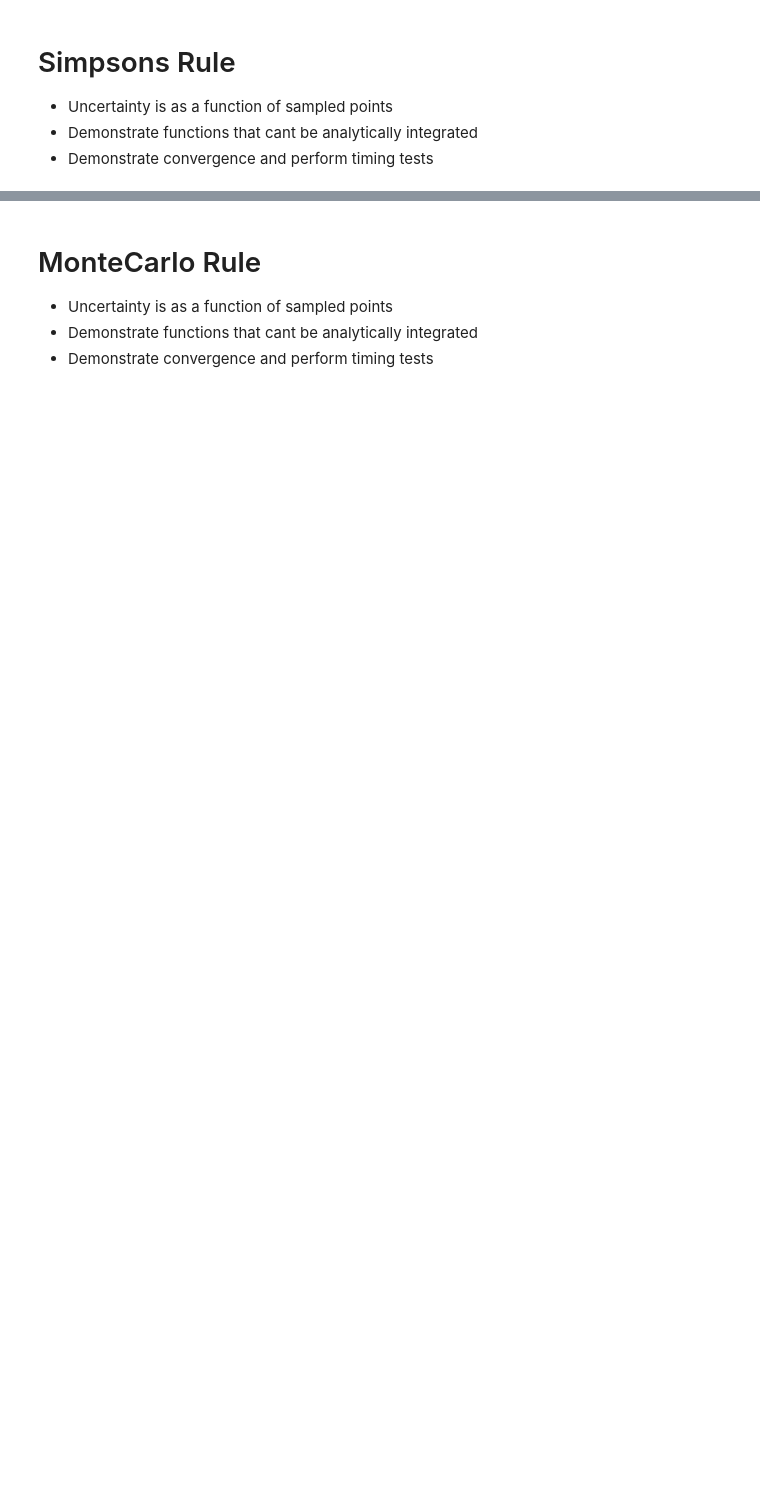
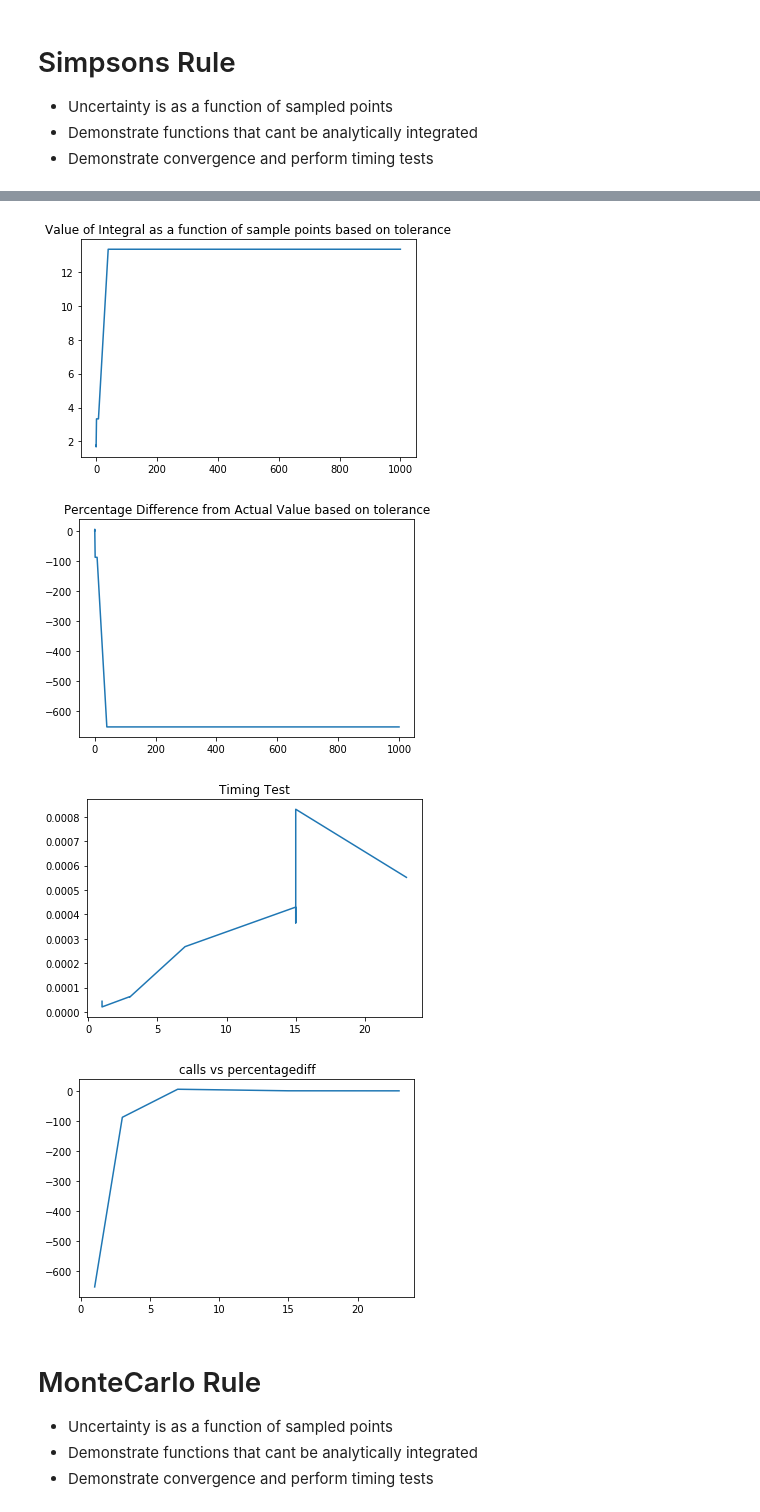
Before and after one commit to xlr91/Integration-Methods-PP, a Jupyter notebook: Stuff for Lab Report.ipynb, the cells around one changed output, grey strips where cells are left out. Cells and saved outputs as stored; diff of their text form; code cells hidden in the pictures; blank space fills up the shorter version.

```diff
--- a/Stuff for Lab Report.ipynb
+++ b/Stuff for Lab Report.ipynb
@@ -83,22 +193,24 @@ def retanalysisadapt(C, a, b, Taumin10to, intmethod):
     import time
     start_time = time.time()
 
+    C.j = 0
     nPoints = [1000]
     intvalue = [C.AdaptInt(a, b, nPoints[0], intmethod)]
+    J = [C.j]
     time_taken = [time.time()-start_time]
 
     for i in range(int(3-Taumin10to)):
-        npoint = 1000/(10**i)
-
+        npoint = 1000/(5**i)
+        C.j = 0
         start_time = time.time()
         tintvalue = C.AdaptInt(a, b, npoint, intmethod)
         timepast = time.time() - start_time
-
+        J.append(C.j)
         nPoints.append(npoint)
         intvalue.append(tintvalue)
         time_taken.append(timepast)
 
-    return [nPoints, intvalue, time_taken]
+    return [nPoints, intvalue, time_taken, J]
 # %%
 def plotmeadapt(C, a, b, intmethod, Taumin10to = 500, realvalue = None):
     '''
@@ -138,7 +250,10 @@ def plotmeadapt(C, a, b, intmethod, Taumin10to = 500, realvalue = None):
 
     plt.figure(2)
     plt.title('Timing Test')
-    plt.plot(RetAn[0], RetAn[2])
+    plt.plot(RetAn[3], RetAn[2])
     plt.show()
     #return nPoints
+    plt.figure(3)
+    plt.title('calls vs percentagediff')
+    plt.plot(RetAn[3], RVlst)
 # %%
@@ -148,3 +279,10 @@ plotmeadapt(F3, 0, 10, 0, -5, realvalue= 2500)
+# %%
+plotmeadapt(G, -10, 10, 2, -7, realvalue= 1.7724538509)
+# %% [output]
+[figure, added]
+[figure, added]
+[figure, added]
+[figure, added]
 # %% [markdown]
 # MonteCarlo Rule
 - Uncertainty is as a function of sampled points
```
Also changed, not shown: parts of 40 cells of this notebook, 3 other files.
